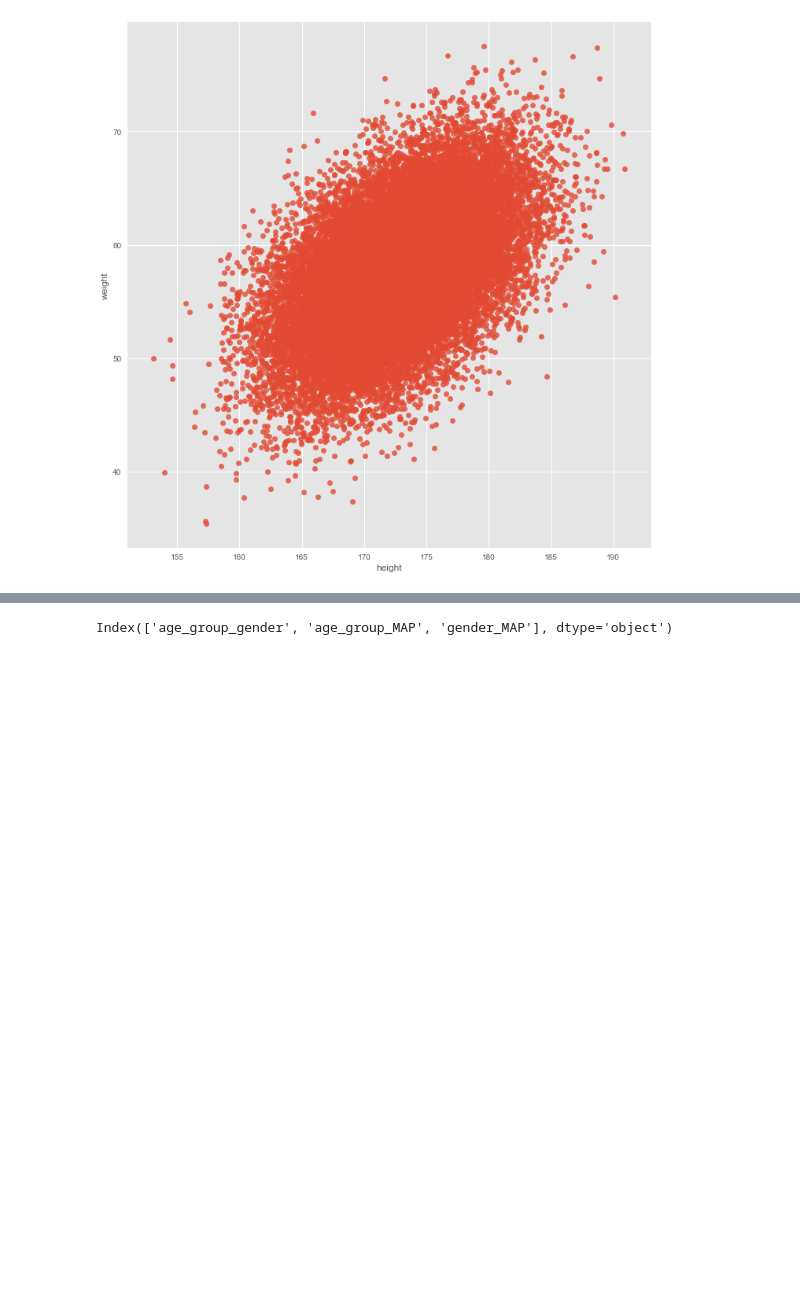
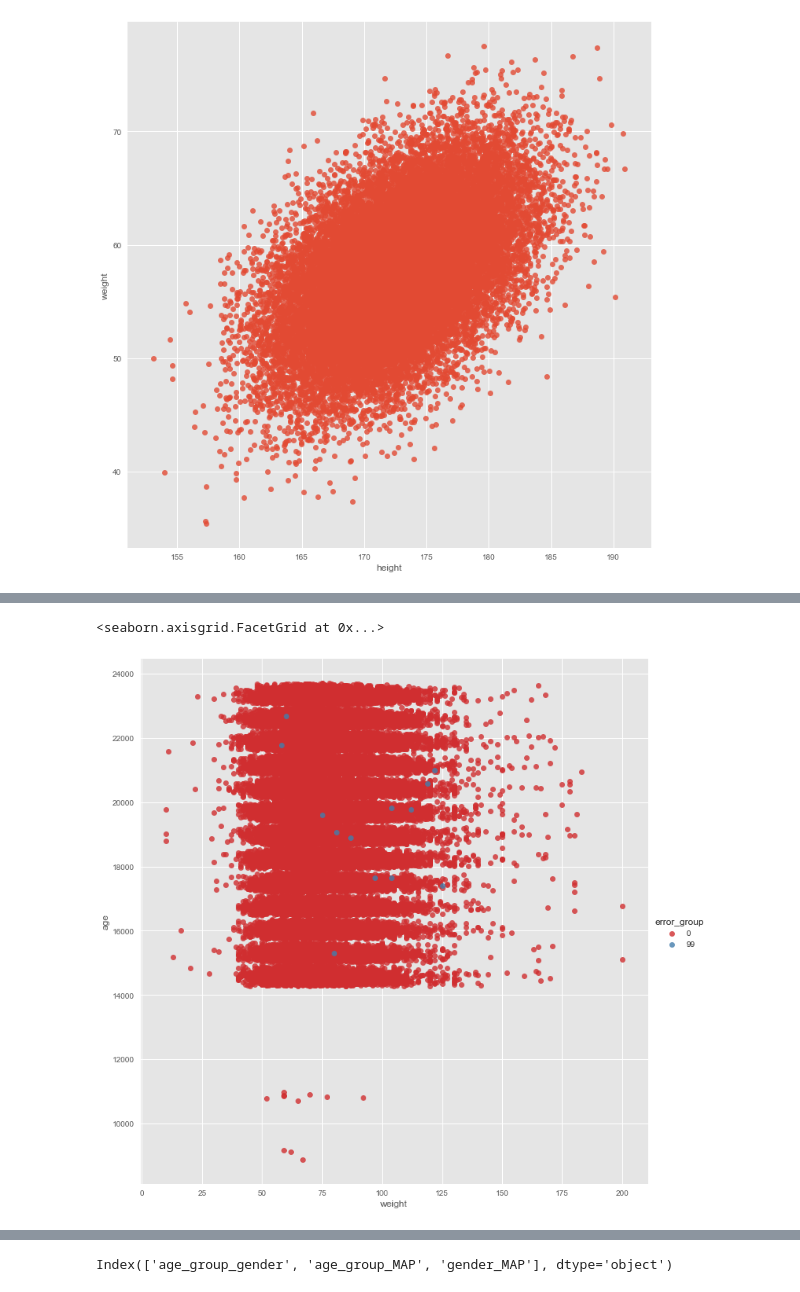
Before and after one commit to mortido/ML-Boot-Camp-V, a Jupyter notebook: CLEAN.ipynb, the cells around one changed output, grey strips where cells are left out. Cells and saved outputs as stored; diff of their text form; code cells hidden in the pictures; blank space fills up the shorter version.

```diff
--- a/CLEAN.ipynb
+++ b/CLEAN.ipynb
@@ -44 +201,6 @@ data.loc[data['weight']<40]
+# %%
+sns.lmplot(x='weight', y='age', data=data.loc[data['ap_hi']<250], hue='error_group', fit_reg=False, size=10, palette=sns.color_palette("Set1", n_colors=20, desat=.8))
+# %% [output]
+<seaborn.axisgrid.FacetGrid at 0x...>
+[figure, added]
 # %%
```
Also changed, not shown: parts of 19 cells of this notebook, 4 other files.
